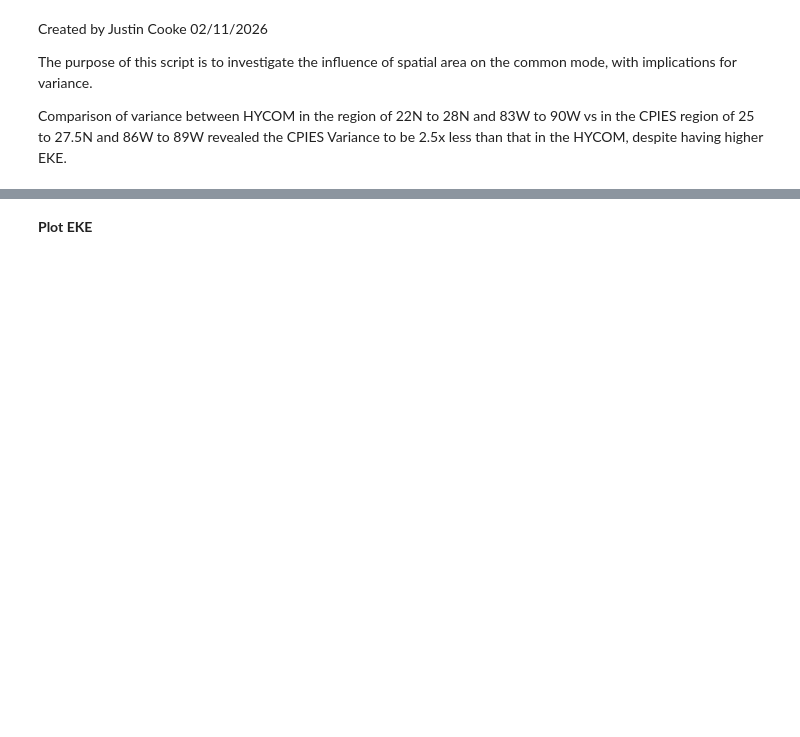
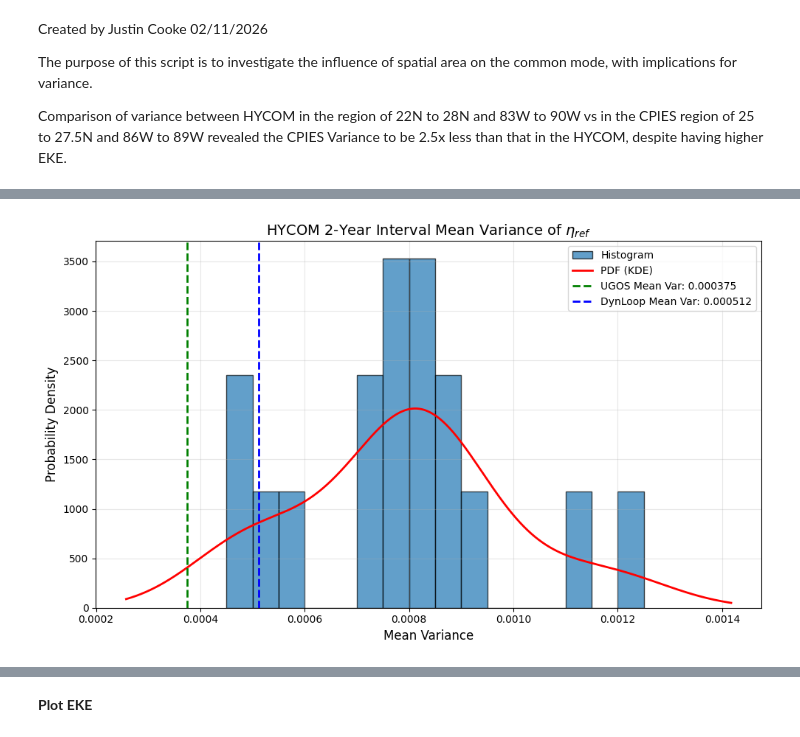
Before and after one commit to JCooke188/ceofs, a Jupyter notebook: commonMode_test.ipynb, the cells around one changed output, grey strips where cells are left out. Cells and saved outputs as stored; diff of their text form; code cells hidden in the pictures; blank space fills up the shorter version.

Commit message:
PDF of mean variance in HYCOM to compare against observations

```diff
--- a/commonMode_test.ipynb
+++ b/commonMode_test.ipynb
@@ -397,0 +501,42 @@ ax.set_title(f'{int(filtThi)}-{int(filtTlo)} Days',fontsize=18)
+# %%
+from scipy import stats
+
+# Define bins with 0.00005 width
+bin_width = 0.00005
+bin_min = np.floor(cpies_twoYr_meanvar.min() / bin_width) * bin_width
+bin_max = np.ceil(cpies_twoYr_meanvar.max() / bin_width) * bin_width
+bins = np.arange(bin_min, bin_max + bin_width, bin_width)
+
+# Create figure
+fig, ax = plt.subplots(figsize=(10, 6))
+
+# Plot histogram (normalized to density)
+ax.hist(cpies_twoYr_meanvar, bins=bins, density=True, alpha=0.7,
+        edgecolor='black', label='Histogram')
+
+# Fit KDE for PDF estimation
+kde = stats.gaussian_kde(cpies_twoYr_meanvar)
+x_range = np.linspace(cpies_twoYr_meanvar.min() - 0.0002,
+                       cpies_twoYr_meanvar.max() + 0.0002, 500)
+pdf = kde(x_range)
+
+# Plot PDF
+ax.plot(x_range, pdf, 'r-', linewidth=2, label='PDF (KDE)')
+
+# Add vertical lines at the two points
+ax.axvline(x=oi_meanvar_ugos, color='green', linestyle='--', linewidth=2,
+           label=f'UGOS Mean Var: {oi_meanvar_ugos:.6f}')
+ax.axvline(x=oi_meanvar_dyn, color='blue', linestyle='--', linewidth=2,
+           label=f'DynLoop Mean Var: {oi_meanvar_dyn:.6f}')
+
+# Labels and formatting
+ax.set_xlabel('Mean Variance', fontsize=12)
+ax.set_ylabel('Probability Density', fontsize=12)
+ax.set_title('HYCOM 2-Year Interval Mean Variance of $\eta_{ref}$', fontsize=14)
+ax.legend(loc='upper right')
+ax.grid(True, alpha=0.3)
+
+plt.tight_layout()
+plt.show()
+# %% [output]
+[figure, added]
```
Also changed, not shown: parts of 7 cells of this notebook.
